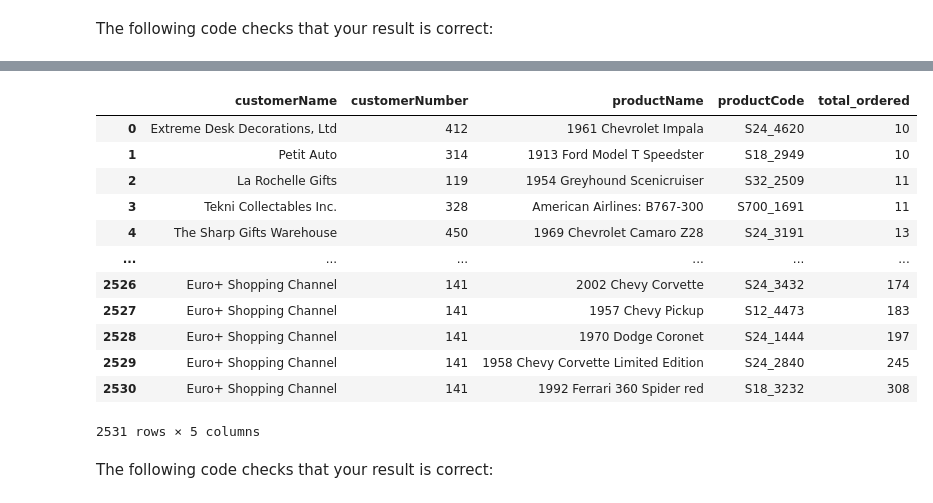
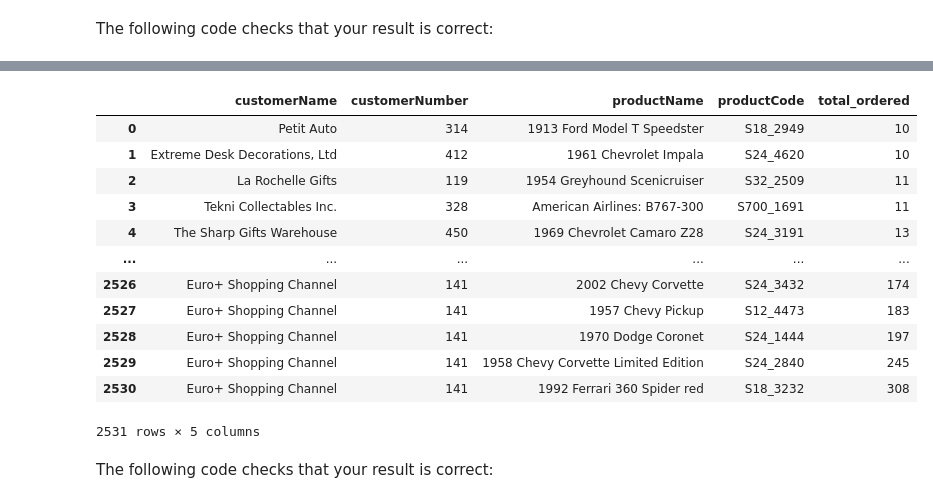
Before and after one commit to GusVilla303/dsc-sql-lab, a Jupyter notebook: index.ipynb, the cells around one changed output, grey strips where cells are left out. Saved outputs shown, nothing was run; the diff lists cells and outputs as text; code cells hidden in the pictures.

```diff
--- a/index.ipynb
+++ b/index.ipynb
@@ -396,29 +396,31 @@ The five columns selected should be `customerName`, `customerNumber`, `productNa
 # %%
 # Replace None with approprite SQL code
 q7 = """
-SELECT c.customerName,
-       c.customerNumber,
-       p.productName,
-       p.productCode,
-       SUM(od.quantityOrdered) AS total_ordered
-FROM customers AS c
-JOIN orders AS o
-    ON c.customerNumber = o.customerNumber
-JOIN orderdetails AS od
-    ON od.orderNumber = o.orderNumber
-JOIN products AS p
-    ON p.productCode= od.productCode
-GROUP BY c.customerName, od.productCode
+SELECT
+    c.customerName,
+    c.customerNumber,
+    p.productName,
+    p.productCode,
+    SUM(od.quantityOrdered) AS total_ordered
+FROM
+    customers c
+        JOIN orders o
+            ON c.customerNumber = o.customerNumber
+        JOIN orderdetails od
+            ON od.orderNumber = o.orderNumber
+        JOIN products p
+            ON p.productCode = od.productCode
+GROUP BY c.customerNumber, od.productCode
 HAVING SUM(od.quantityOrdered) >= 10
 ORDER BY total_ordered
 ;
 """
 q7_result = pd.read_sql(q7, conn)
 q7_result
 # %% [output]
 |  | customerName | customerNumber | productName | productCode | total_ordered |
-| 0 | Extreme Desk Decorations, Ltd | 412 | 1961 Chevrolet Impala | S24_4620 | 10 |
-| 1 | Petit Auto | 314 | 1913 Ford Model T Speedster | S18_2949 | 10 |
+| 0 | Petit Auto | 314 | 1913 Ford Model T Speedster | S18_2949 | 10 |
+| 1 | Extreme Desk Decorations, Ltd | 412 | 1961 Chevrolet Impala | S24_4620 | 10 |
 | 2 | La Rochelle Gifts | 119 | 1954 Greyhound Scenicruiser | S32_2509 | 11 |
 | 3 | Tekni Collectables Inc. | 328 | American Airlines: B767-300 | S700_1691 | 11 |
 | 4 | The Sharp Gifts Warehouse | 450 | 1969 Chevrolet Camaro Z28 | S24_3191 | 13 |
```
Also changed, not shown: parts of 3 cells of this notebook.
